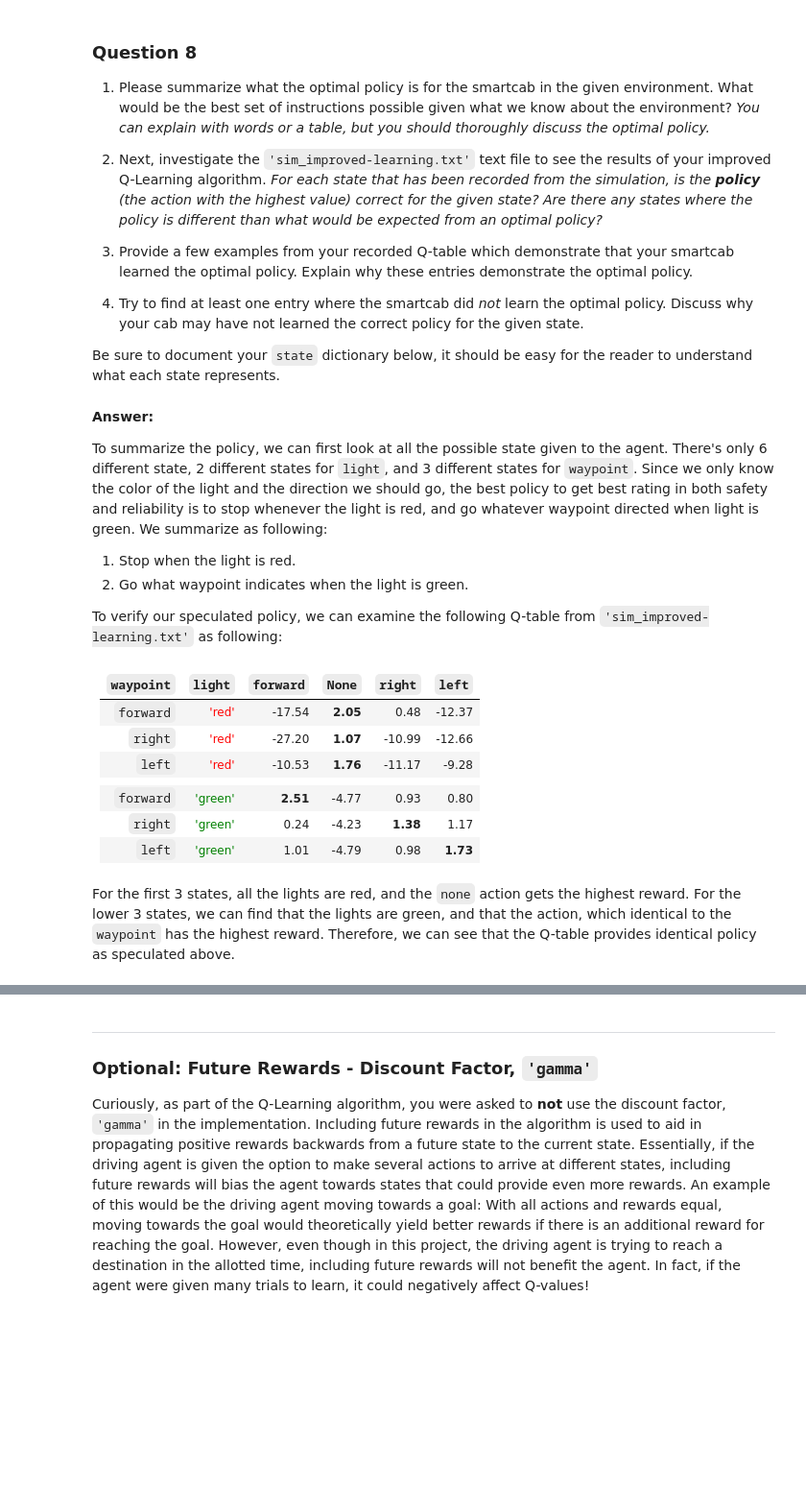
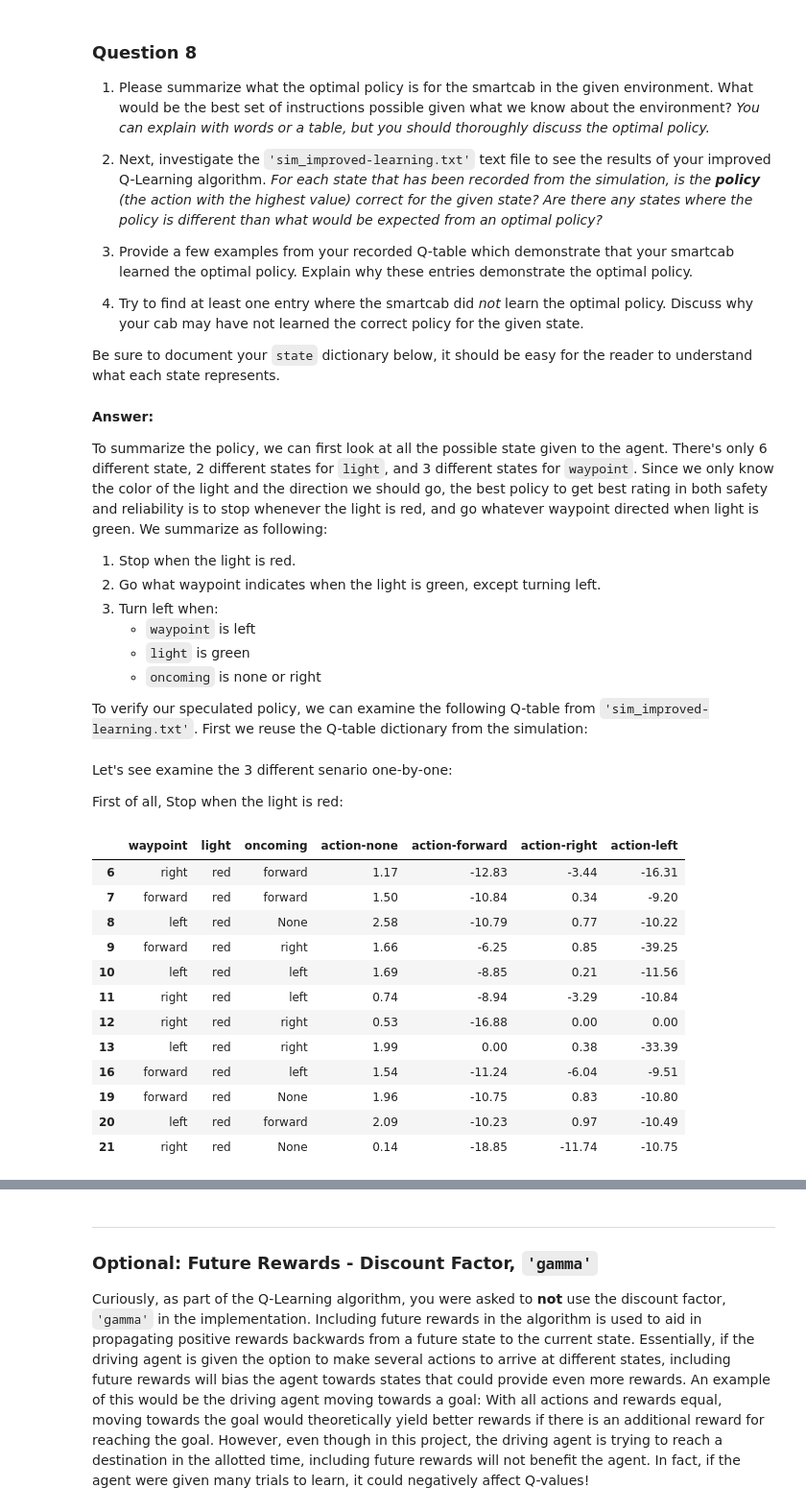
Before and after one commit to sun-binrwei/MLPracticeProjects, a Jupyter notebook: smartcab/smartcab.ipynb, the cells around one changed output, grey strips where cells are left out. Shown at 96% size. Drawn from its saved outputs; the diff is of its cells as text; code cells hidden in the pictures; blank space fills up the shorter version.

```diff
--- a/smartcab/smartcab.ipynb
+++ b/smartcab/smartcab.ipynb
@@ -317,18 +314,45 @@ Be sure to document your `state` dictionary below, it should be easy for the rea
 
 To summarize the policy, we can first look at all the possible state given to the agent. There's only 6 different state, 2 different states for `light`, and 3 different states for `waypoint`. Since we only know the color of the light and the direction we should go, the best policy to get best rating in both safety and reliability is to stop whenever the light is red, and go whatever waypoint directed when light is green. We summarize as following:
 1. Stop when the light is red.
-2. Go what waypoint indicates when the light is green.
+2. Go what waypoint indicates when the light is green, except turning left.
+3. Turn left when:
+    - `waypoint` is left
+    - `light` is green
+    - `oncoming` is none or right
 
-To verify our speculated policy, we can examine the following Q-table from `'sim_improved-learning.txt'` as following:
+To verify our speculated policy, we can examine the following Q-table from `'sim_improved-learning.txt'`.
+First we reuse the Q-table dictionary from the simulation:
-# %% [markdown]
-| `waypoint` | `light`  |`forward`|`None`|`right`|`left`|
-|:-----------|----------|---------|------|-------|------|
-|`forward`   |<font color='red'> 'red' </font>   | -17.54   | **2.05** |0.48 |-12.37 |
-|`right`     |<font color='red'> 'red' </font>   | -27.20   | **1.07** | -10.99 |-12.66|
-|`left`      |<font color='red'> 'red' </font>   | -10.53  | **1.76** | -11.17  | -9.28|
-|                                                       |
-|`forward`   |<font color='green'> 'green' </font> |   **2.51**  |-4.77 |  0.93 | 0.80 |
-|`right`     |<font color='green'> 'green' </font> |   0.24  |-4.23 |  **1.38** | 1.17 |
-|`left`      |<font color='green'> 'green' </font> |   1.01  |-4.79 |  0.98 | **1.73** |
-# %% [markdown]
-For the first 3 states, all the lights are red, and the `none` action gets the highest reward. For the lower 3 states, we can find that the lights are green, and that the action, which identical to the `waypoint` has the highest reward. Therefore, we can see that the Q-table provides identical policy as speculated above.
+# %%
+import pickle
+Q = pickle.load(open('logs/Q.p','rb'))
+Qv = []
+for state in Q:
+    Qv.append({'waypoint' : state[0],
+                   'light' : state[1],
+                   'oncoming' : state[2],
+                   'action-none' : round(Q[state][None],2),
+                   'action-forward' : round(Q[state]['forward'],2),
+                   'action-right' : round(Q[state]['right'],2),
+                   'action-left' : round(Q[state]['left'],2)})
+Q_table = pd.DataFrame(Qv,)
+Q_table = Q_table[['waypoint','light','oncoming','action-none','action-forward','action-right','action-left']]
+# %% [markdown]
+Let's see examine the 3 different senario one-by-one:
+
+First of all, Stop when the light is red:
+# %%
+Q_table[Q_table.light == 'red']
+# %% [output]
+|  | waypoint | light | oncoming | action-none | action-forward | action-right | action-left |
+| 6 | right | red | forward | 1.17 | -12.83 | -3.44 | -16.31 |
+| 7 | forward | red | forward | 1.50 | -10.84 | 0.34 | -9.20 |
+| 8 | left | red | None | 2.58 | -10.79 | 0.77 | -10.22 |
+| 9 | forward | red | right | 1.66 | -6.25 | 0.85 | -39.25 |
+| 10 | left | red | left | 1.69 | -8.85 | 0.21 | -11.56 |
+| 11 | right | red | left | 0.74 | -8.94 | -3.29 | -10.84 |
+| 12 | right | red | right | 0.53 | -16.88 | 0.00 | 0.00 |
+| 13 | left | red | right | 1.99 | 0.00 | 0.38 | -33.39 |
+| 16 | forward | red | left | 1.54 | -11.24 | -6.04 | -9.51 |
+| 19 | forward | red | None | 1.96 | -10.75 | 0.83 | -10.80 |
+| 20 | left | red | forward | 2.09 | -10.23 | 0.97 | -10.49 |
+| 21 | right | red | None | 0.14 | -18.85 | -11.74 | -10.75 |
```
Also changed, not shown: parts of 10 cells of this notebook, 12 other files.
